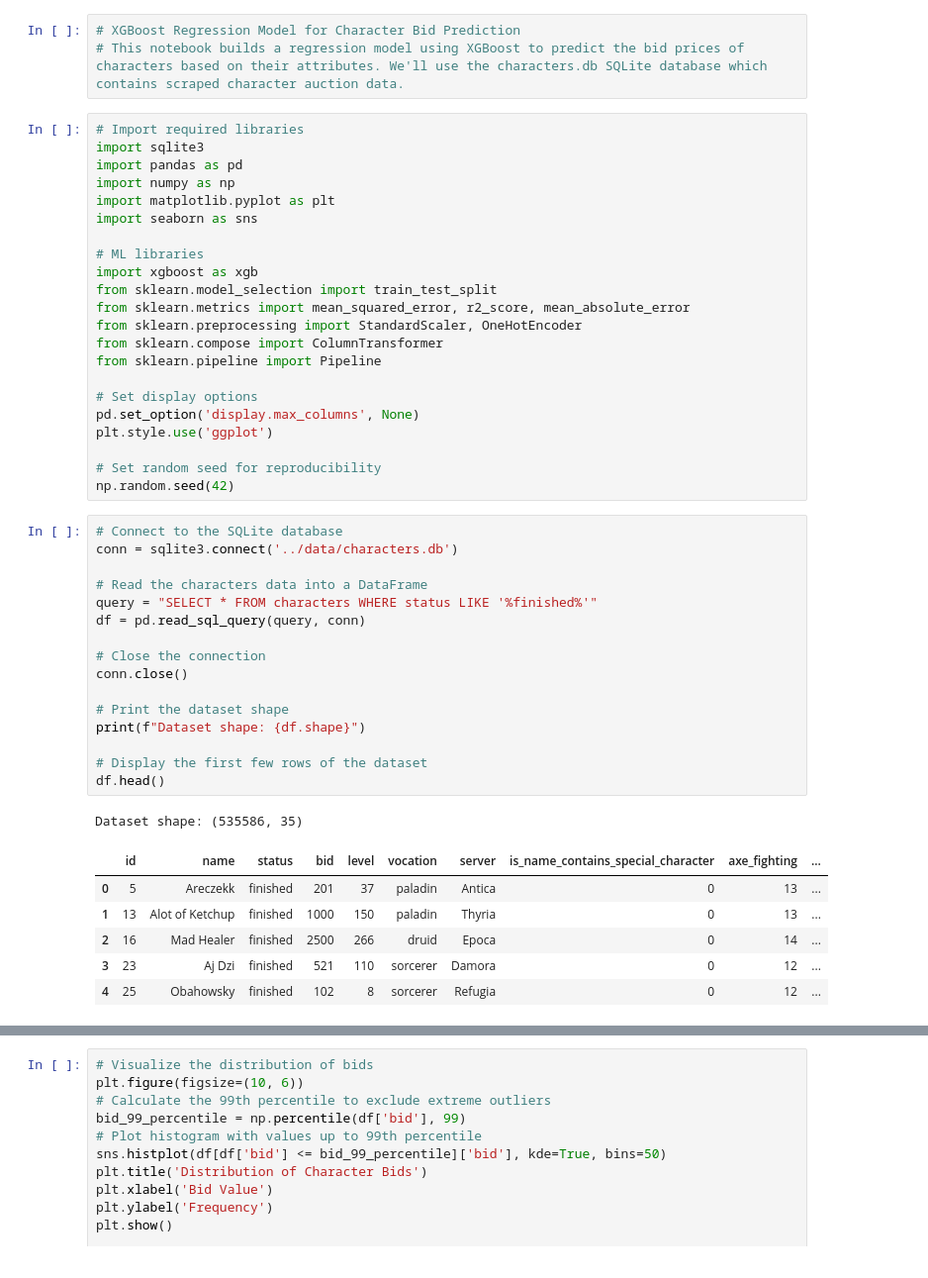
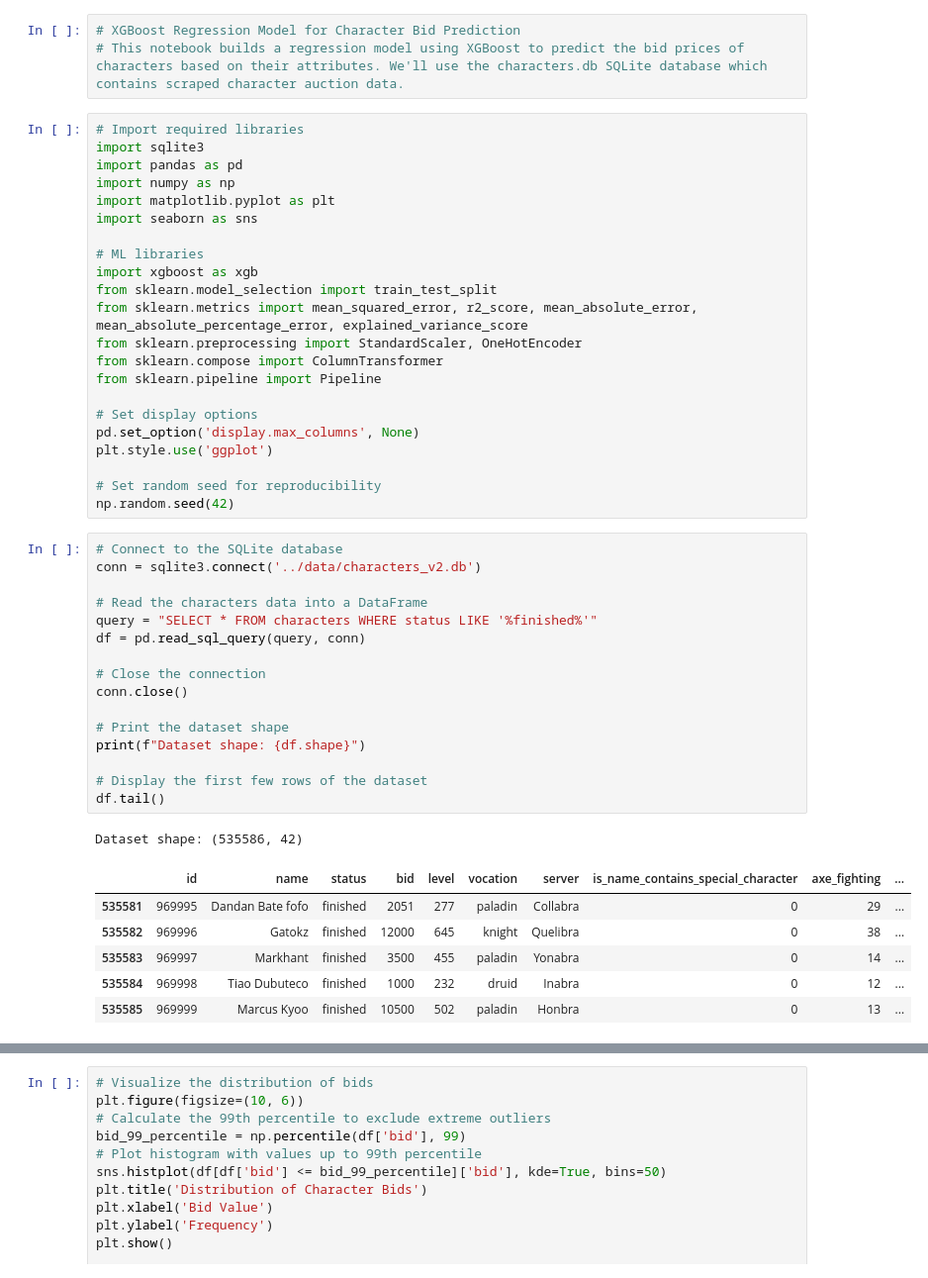
Before and after one commit to alvaroinckot/tcaqs, a Jupyter notebook: notebooks/xgboost.ipynb, the cells around one changed output, grey strips where cells are left out. Shown at 99% size. Cells and saved outputs as stored; diff of their text form.

```diff
--- a/notebooks/xgboost.ipynb
+++ b/notebooks/xgboost.ipynb
@@ -12,7 +12,7 @@ import seaborn as sns
 # ML libraries
 import xgboost as xgb
 from sklearn.model_selection import train_test_split
-from sklearn.metrics import mean_squared_error, r2_score, mean_absolute_error
+from sklearn.metrics import mean_squared_error, r2_score, mean_absolute_error, mean_absolute_percentage_error, explained_variance_score
 from sklearn.preprocessing import StandardScaler, OneHotEncoder
 from sklearn.compose import ColumnTransformer
 from sklearn.pipeline import Pipeline
@@ -25,28 +25,28 @@ plt.style.use('ggplot')
 np.random.seed(42)
 # %%
 # Connect to the SQLite database
-conn = sqlite3.connect('../data/characters.db')
+conn = sqlite3.connect('../data/characters_v2.db')
 
 # Read the characters data into a DataFrame
 query = "SELECT * FROM characters WHERE status LIKE '%finished%'"
 df = pd.read_sql_query(query, conn)
 
 # Close the connection
 conn.close()
 
 # Print the dataset shape
 print(f"Dataset shape: {df.shape}")
 
 # Display the first few rows of the dataset
-df.head()
+df.tail()
 # %% [output]
-Dataset shape: (535586, 35)
+Dataset shape: (535586, 42)
 |  | id | name | status | bid | level | vocation | server | is_name_contains_special_character | axe_fighting | ... |
-| 0 | 5 | Areczekk | finished | 201 | 37 | paladin | Antica | 0 | 13 | ... |
-| 1 | 13 | Alot of Ketchup | finished | 1000 | 150 | paladin | Thyria | 0 | 13 | ... |
-| 2 | 16 | Mad Healer | finished | 2500 | 266 | druid | Epoca | 0 | 14 | ... |
-| 3 | 23 | Aj Dzi | finished | 521 | 110 | sorcerer | Damora | 0 | 12 | ... |
-| 4 | 25 | Obahowsky | finished | 102 | 8 | sorcerer | Refugia | 0 | 12 | ... |
+| 535581 | 969995 | Dandan Bate fofo | finished | 2051 | 277 | paladin | Collabra | 0 | 29 | ... |
+| 535582 | 969996 | Gatokz | finished | 12000 | 645 | knight | Quelibra | 0 | 38 | ... |
+| 535583 | 969997 | Markhant | finished | 3500 | 455 | paladin | Yonabra | 0 | 14 | ... |
+| 535584 | 969998 | Tiao Dubuteco | finished | 1000 | 232 | druid | Inabra | 0 | 12 | ... |
+| 535585 | 969999 | Marcus Kyoo | finished | 10500 | 502 | paladin | Honbra | 0 | 13 | ... |
 # %%
 
 # Insert servers.json data into the DataFrame
```
Also changed, not shown: parts of 15 cells of this notebook, 5 other files.
